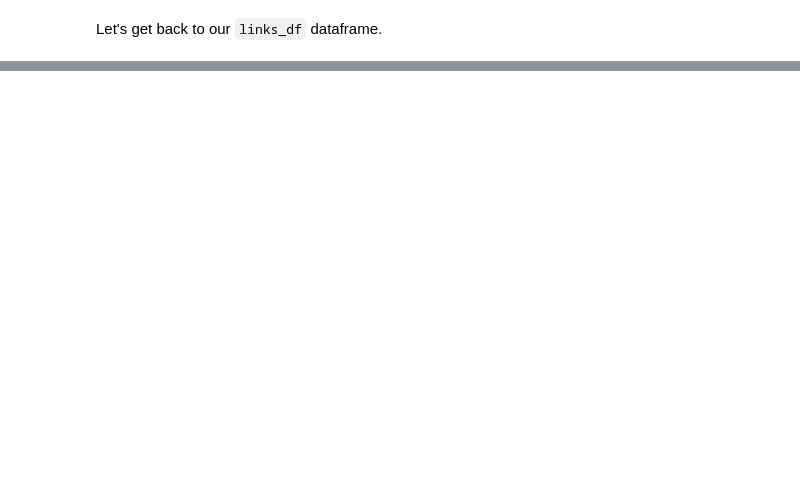
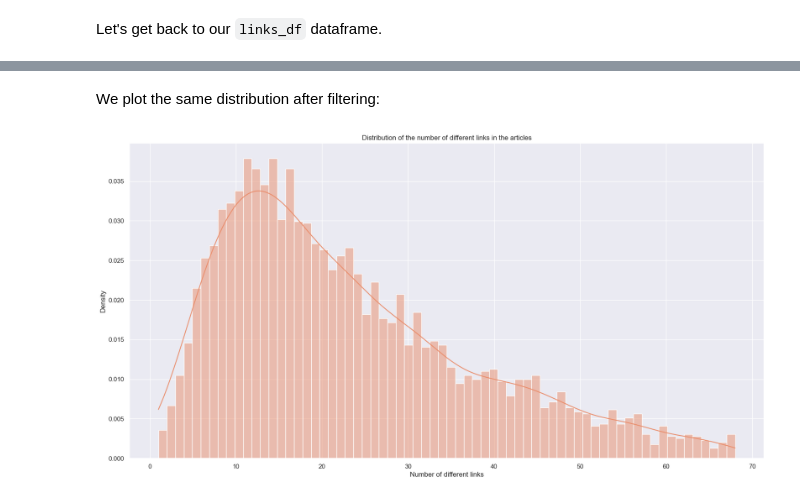
Before and after one commit to epfl-ada/ada-2022-project-groupe53, a Jupyter notebook: Final.ipynb, the cells around one changed output, grey strips where cells are left out. Cells and saved outputs as stored; diff of their text form; code cells hidden in the pictures; blank space fills up the shorter version.

```diff
--- a/Final.ipynb
+++ b/Final.ipynb
@@ -153,0 +328,17 @@ links_df.sample(5)
+# %%
+# keep only 95% of the articles with the less links
+filtred_links_df = filtred_links_df[filtred_links_df['nb_diff_links'] < filtred_links_df['nb_diff_links'].quantile(0.95)]
+# %%
+#qort the dataframe by nb_diff_links
+filtred_links_df.sort_values(by=['nb_diff_links'], inplace=True, ascending=False)
+# %% [markdown]
+We plot the same distribution after filtering:
+# %%
+plt.figure(figsize=(20,10))
+sns.histplot(filtred_links_df['nb_diff_links'], bins=68 , kde=True, stat='density', label="Distribution of the number of links in articles")
+plt.title("Distribution of the number of different links in the articles")
+plt.xlabel("Number of different links")
+plt.ylabel("Density")
+plt.show()
+# %% [output]
+[figure, added]
```
Also changed, not shown: parts of 82 cells of this notebook, 3 other files.
